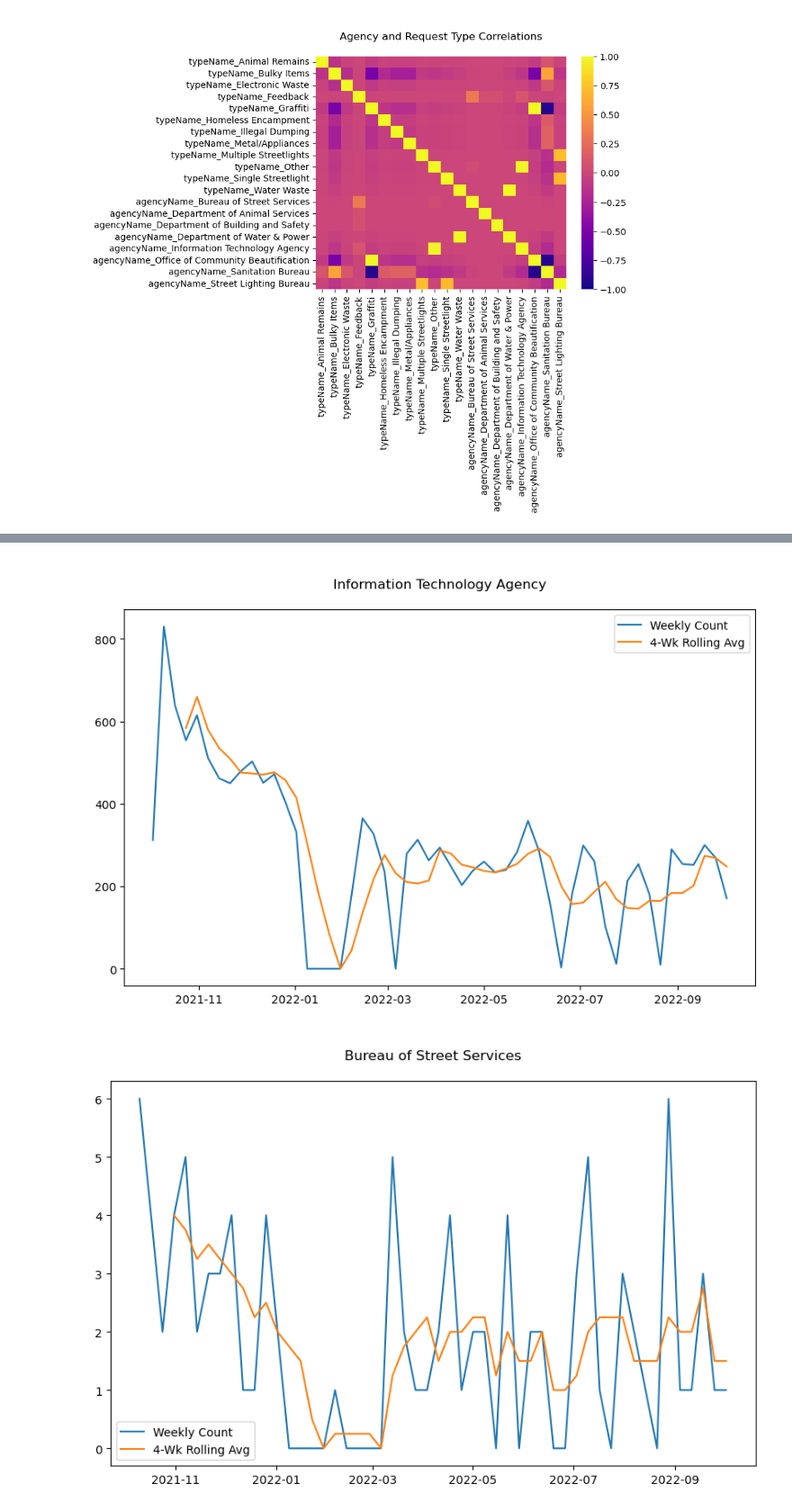
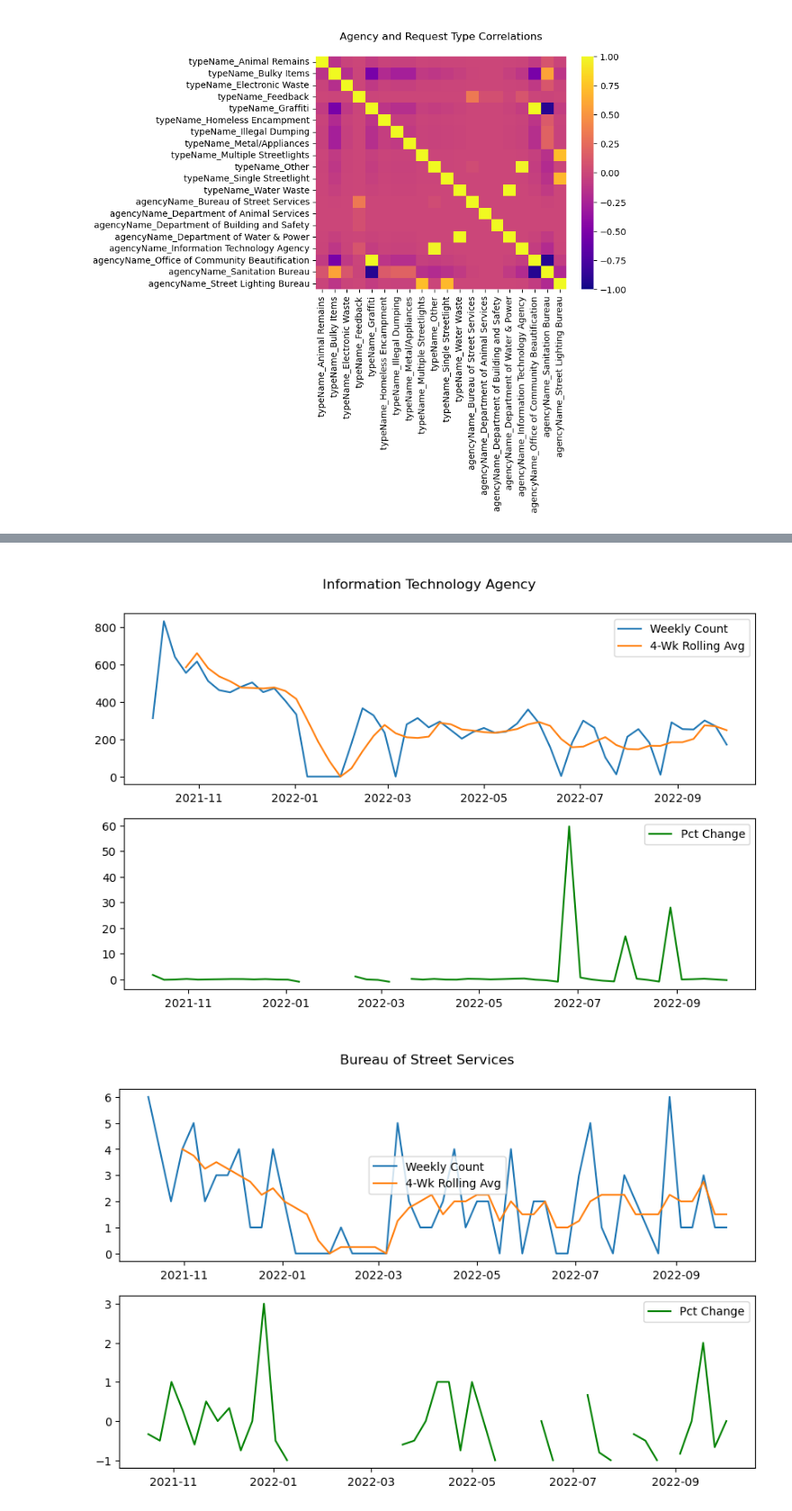
Before and after one commit to ajmachado42/Hack-for-LA-311-Data, a Jupyter notebook: I-1432/code/clean_eda.ipynb, the cells around one changed output, grey strips where cells are left out. Shown at 90% size. Cells and saved outputs as stored; diff of their text form; code cells hidden in the pictures.

Commit message:
added percentage change to time series eda plots

```diff
--- a/I-1432/code/clean_eda.ipynb
+++ b/I-1432/code/clean_eda.ipynb
@@ -216,10 +229,15 @@ df_agency_ts.head()
 
 for agency in df_agency_ts['agencyName'].unique():
     temp_df = df_agency_ts[df_agency_ts['agencyName'] == agency]
-    plt.figure(figsize = (10, 6))
-    plt.title('\n' + agency + '\n')
-    plt.plot(temp_df['week_request_ct'])
-    plt.plot(temp_df['week_request_ct'].rolling(4).mean())
-    plt.legend(['Weekly Count', '4-Wk Rolling Avg'])
+    fig, axes = plt.subplots(nrows = 2, figsize = (10,6))
+    fig.suptitle('\n' + agency + '\n')
+
+    axes[0].plot(temp_df['week_request_ct'])
+    axes[0].plot(temp_df['week_request_ct'].rolling(4).mean())
+    axes[0].legend(['Weekly Count', '4-Wk Rolling Avg'])
+
+    axes[1].plot(temp_df['week_request_ct'].pct_change(), c = 'g')
+    axes[1].legend(['Pct Change'])
+
     plt.savefig('../images/' + agency + '_roll4.jpg');
 # %% [output]
@@ -230,2 +248,2 @@ for agency in df_agency_ts['agencyName'].unique():
-[figure, old version]
+[figure, new version]
-[figure, old version]
+[figure, new version]
```
Also changed, not shown: parts of 4 cells of this notebook, 9 other files.
